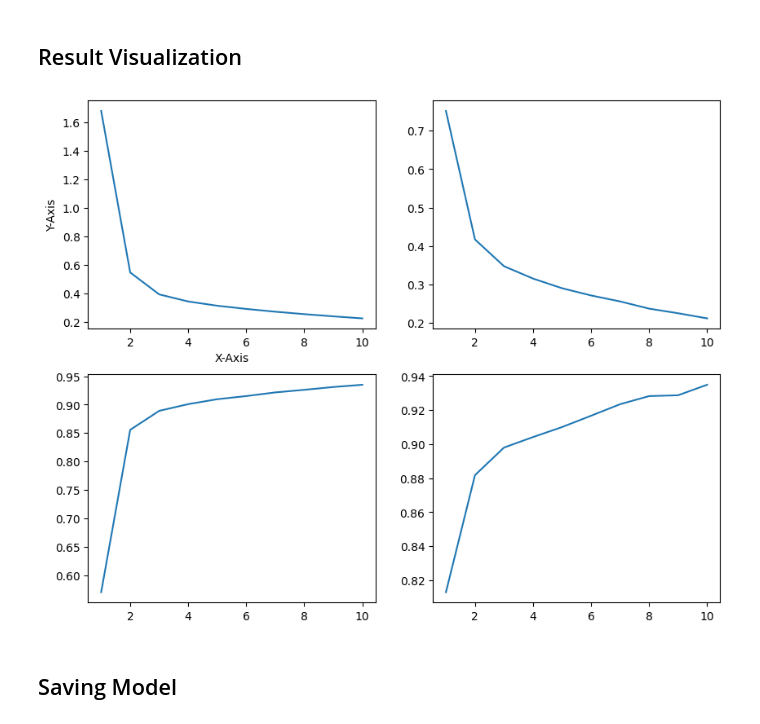
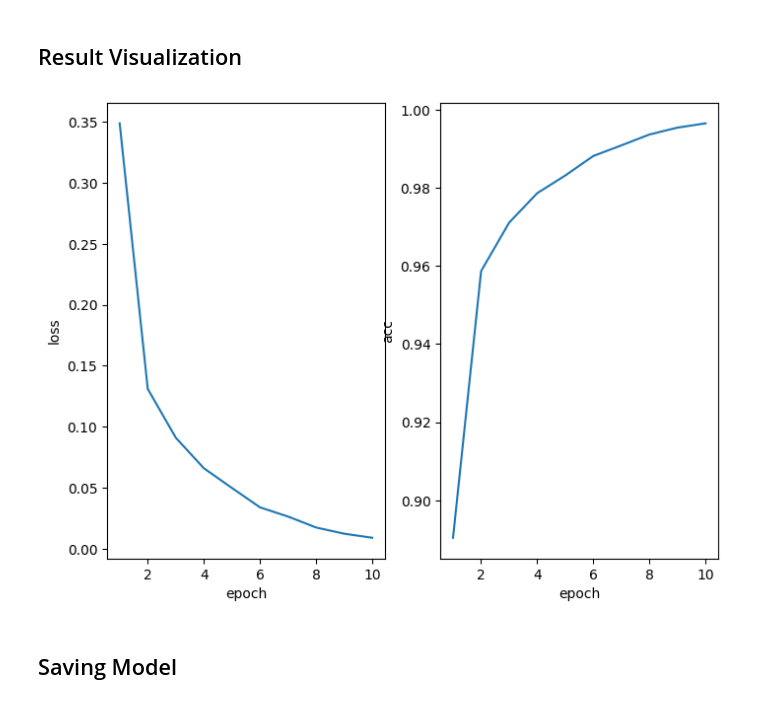
Before and after one commit to PTU-AI-CLUB/workshop-repo, a Jupyter notebook: demo.ipynb, the cells around one changed output. Saved outputs shown, nothing was run; the diff lists cells and outputs as text; code cells hidden in the pictures.

```diff
--- a/demo.ipynb
+++ b/demo.ipynb
@@ -42,10 +60,10 @@ display_random_image(seed=43)
 # %%
 train_dataloader = DataLoader(dataset=train_set,
                               batch_size=64,
-                              shuffle=True)
+                              shuffle=BATCH_SIZE)
 test_dataloader = DataLoader(dataset=test_set,
                              shuffle=False,
-                             batch_size=64)
+                             batch_size=BATCH_SIZE)
 # %%
 next(iter(train_dataloader))[0].shape
 # %% [output]
@@ -60,12 +78,15 @@ class DigitClassifier(nn.Module):
         super().__init__()
 
         self.net = nn.Sequential(
-            nn.Flatten(end_dim=-1),
             nn.Linear(in_features=784, out_features=256),
             nn.ReLU(),
-            nn.Linear(in_features=256, out_features=64),
+            nn.Linear(in_features=256, out_features=128),
             nn.ReLU(),
-            nn.Linear(in_features=64, out_features=10)
+            nn.Linear(in_features=128, out_features=64),
+            nn.ReLU(),
+            nn.Linear(in_features=64, out_features=32),
+            nn.ReLU(),
+            nn.Linear(in_features=32, out_features=10)
         )
 
     def forward(self,
@@ -94,7 +115,7 @@ def train_step(model: nn.Module,
         optimizer.step()
 
         train_loss += loss.item()
-        train_acc += torch.sum(torch.argmax(y_pred, dim=-1).squeeze() == y_batch.squeeze()).item()/ 64
+        train_acc += torch.sum(torch.argmax(y_pred, dim=-1).squeeze() == y_batch.squeeze()).item()/ BATCH_SIZE
 
     train_loss /= len(dataloader)
     train_acc /= len(dataloader)
@@ -143,15 +164,10 @@ def train(model: nn.Module,
                                            loss_fn=loss_fn,
                                            optimizer=optimizer,
                                            dataloader=train_dataloader)
-        test_loss, test_acc = eval_step(model=model,
-                                        loss_fn=loss_fn,
-                                        dataloader=test_dataloader)
 
-        print(f"epoch {epoch} train_loss:{train_loss:.3f} train_acc:{train_acc} test_loss:{test_loss:.3f} test_acc:{test_acc}")
+        print(f"epoch {epoch} train_loss:{train_loss:.3f} train_acc:{train_acc}")
         results["train_loss"].append(train_loss)
-        results["test_loss"].append(test_loss)
         results["train_acc"].append(train_acc)
-        results["test_acc"].append(test_acc)
 
     return results
 # %%
@@ -184,21 +200,22 @@ epoch 10 train_loss:0.224 train_acc:0.9350013326226013 test_loss:0.212 test_acc:
 # %%
 import matplotlib.pyplot as plt
 import numpy as np
 
-fig, axs = plt.subplots(2, 2, figsize=(10, 8))
+fig, axs = plt.subplots(1, 2, figsize=(8, 6))
 
-# Plot some data on each subplot
-axs[0, 0].plot(np.arange(1, 11), results["train_loss"])
-axs[0, 1].plot(np.arange(1, 11), results["test_loss"])
-axs[1, 0].plot(np.arange(1, 11), results["train_acc"])
-axs[1, 1].plot(np.arange(1, 11), results["test_acc"])
+axs[0].plot(np.arange(1, 11), results["train_loss"])
+axs[1].plot(np.arange(1, 11), results["train_acc"])
 
-axs[0, 0].set_xlabel('X-Axis')
-axs[0, 0].set_ylabel('Y-Axis')
+axs[0].set_xlabel('epoch')
+axs[0].set_ylabel('loss')
+
+axs[1].set_xlabel('epoch')
+axs[1].set_ylabel('acc')
+
 plt.show()
 fig.tight_layout()
 # %% [output]
-[figure, old version]
+[figure, new version]
 # %% [markdown]
 ## Saving Model
 # %%
```
Also changed, not shown: parts of 11 cells of this notebook, 7 other files.
